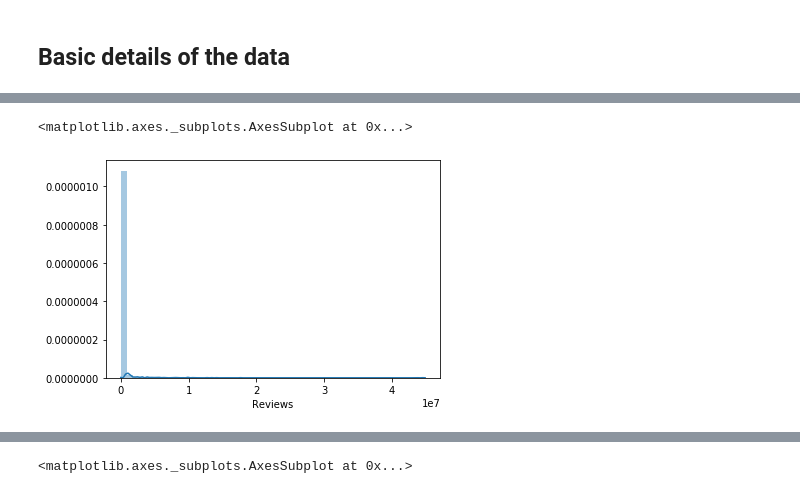
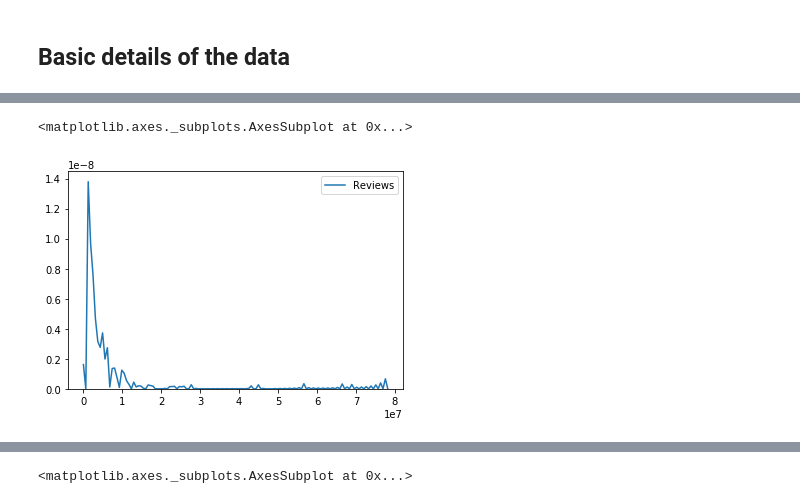
Before and after one commit to satarupa5/GooglePlayStore, a Jupyter notebook: EDA_Final.ipynb, the cells around one changed output, grey strips where cells are left out. Drawn from its saved outputs; the diff is of its cells as text; code cells hidden in the pictures.

```diff
--- a/EDA_Final.ipynb
+++ b/EDA_Final.ipynb
@@ -195,16 +133,0 @@ unique_apps[unique_apps['Rating'] == 19]
-# %%
-unique_apps.loc[10472,"App"] = "Life Made WI-Fi"
-unique_apps.loc[10472,"Category"] = "Touchscreen Photo Frame"
-unique_apps.loc[10472,"Rating"] = "1.9"
-unique_apps.loc[10472,"Reviews"] = 19
-unique_apps.loc[10472,"Size"] = "3.0M"
-unique_apps.loc[10472,"Installs"] = "1,000+"
-unique_apps.loc[10472,"Type"] = "Free"
-unique_apps.loc[10472,"Price"] = "0"
-unique_apps.loc[10472,"Content Rating"] = "Everyone"
-unique_apps.loc[10472,"Genres"] = "NaN"
-unique_apps.loc[10472,"Last Updated"] = "February 11,2018"
-unique_apps.loc[10472,"Current Ver"] = "1.0.19"
-unique_apps.loc[10472,"Android Ver"] = "4.0 and up"
-
-unique_apps[unique_apps['App'] == "Life Made WI-Fi"]
@@ -307,7 +182,4 @@ memory usage: 1.3+ MB
 # %%
-df = df.dropna(how = 'any')
 df = df[df['Installs'] != 0]
-df = df[df['Reviews'] != 0]
-df.info()
-df.corr()
+df[df['Installs'] ==0]
 # %% [output]
@@ -337,0 +205,4 @@ memory usage: 768.0+ KB
+# %%
+df = df[~df['Rating'].isna()]
+
+df.info()
@@ -337,0 +237,4 @@ memory usage: 768.0+ KB
+# %%
+df['Size'].replace('Varies with device', np.nan, inplace = True )
+df['Size'].fillna(df.groupby('Category')['Size'].transform('mean'),inplace = True)
+df[df['App']=='Floor Plan Creator']
@@ -351,5 +328,5 @@ sns.distplot(df[df['Rating'] >= 2.5]['Rating'])
 # %%
-sns.distplot(df['Reviews'])
+sns.kdeplot(df['Reviews'])
 # %% [output]
 <matplotlib.axes._subplots.AxesSubplot at 0x...>
-[figure, old version]
+[figure, new version]
```
Also changed, not shown: parts of 73 cells of this notebook.
